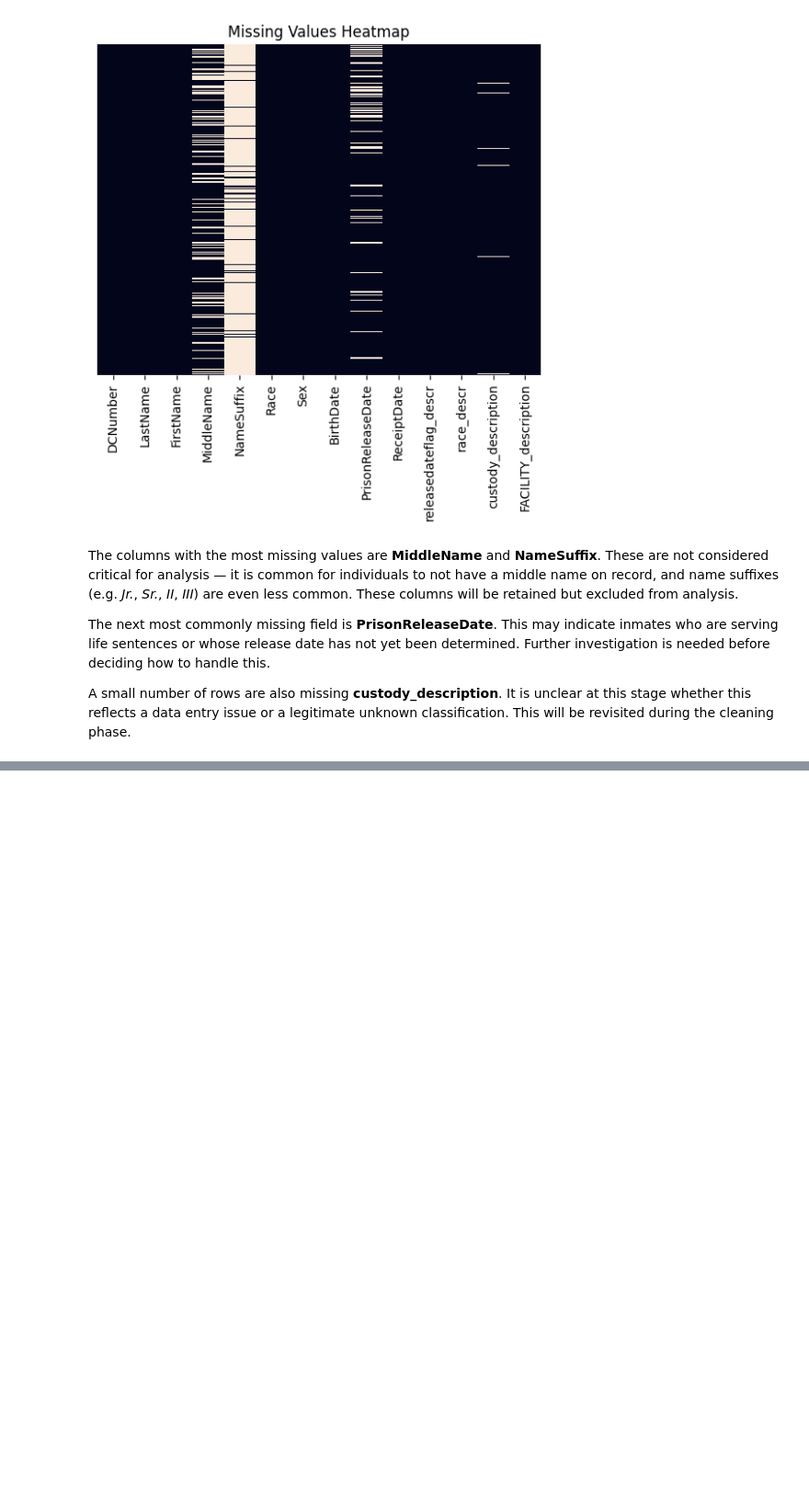
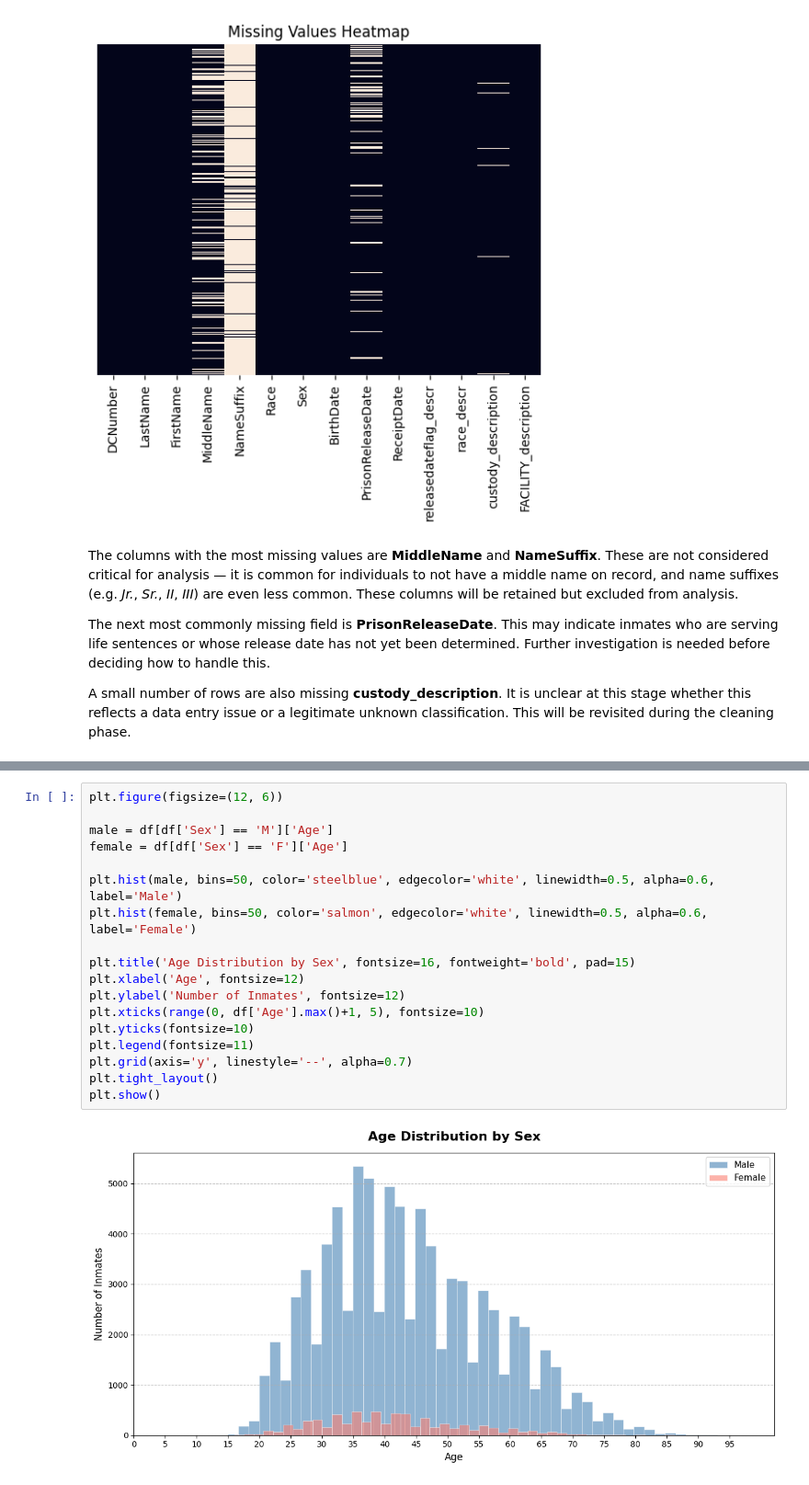
Before and after one commit to zkhechadoorian/florida_department_of_corrections_analytics, a Jupyter notebook: scripts/eda.ipynb, the cells around one changed output, grey strips where cells are left out. Shown at 92% size. Cells and saved outputs as stored; diff of their text form; blank space fills up the shorter version.

```diff
--- a/scripts/eda.ipynb
+++ b/scripts/eda.ipynb
@@ -96,0 +144,20 @@ A small number of rows are also missing **custody_description**. It is unclear a
+# %%
+plt.figure(figsize=(12, 6))
+
+male = df[df['Sex'] == 'M']['Age']
+female = df[df['Sex'] == 'F']['Age']
+
+plt.hist(male, bins=50, color='steelblue', edgecolor='white', linewidth=0.5, alpha=0.6, label='Male')
+plt.hist(female, bins=50, color='salmon', edgecolor='white', linewidth=0.5, alpha=0.6, label='Female')
+
+plt.title('Age Distribution by Sex', fontsize=16, fontweight='bold', pad=15)
+plt.xlabel('Age', fontsize=12)
+plt.ylabel('Number of Inmates', fontsize=12)
+plt.xticks(range(0, df['Age'].max()+1, 5), fontsize=10)
+plt.yticks(fontsize=10)
+plt.legend(fontsize=11)
+plt.grid(axis='y', linestyle='--', alpha=0.7)
+plt.tight_layout()
+plt.show()
+# %% [output]
+[figure, added]
```
Also changed, not shown: parts of 8 cells of this notebook.
